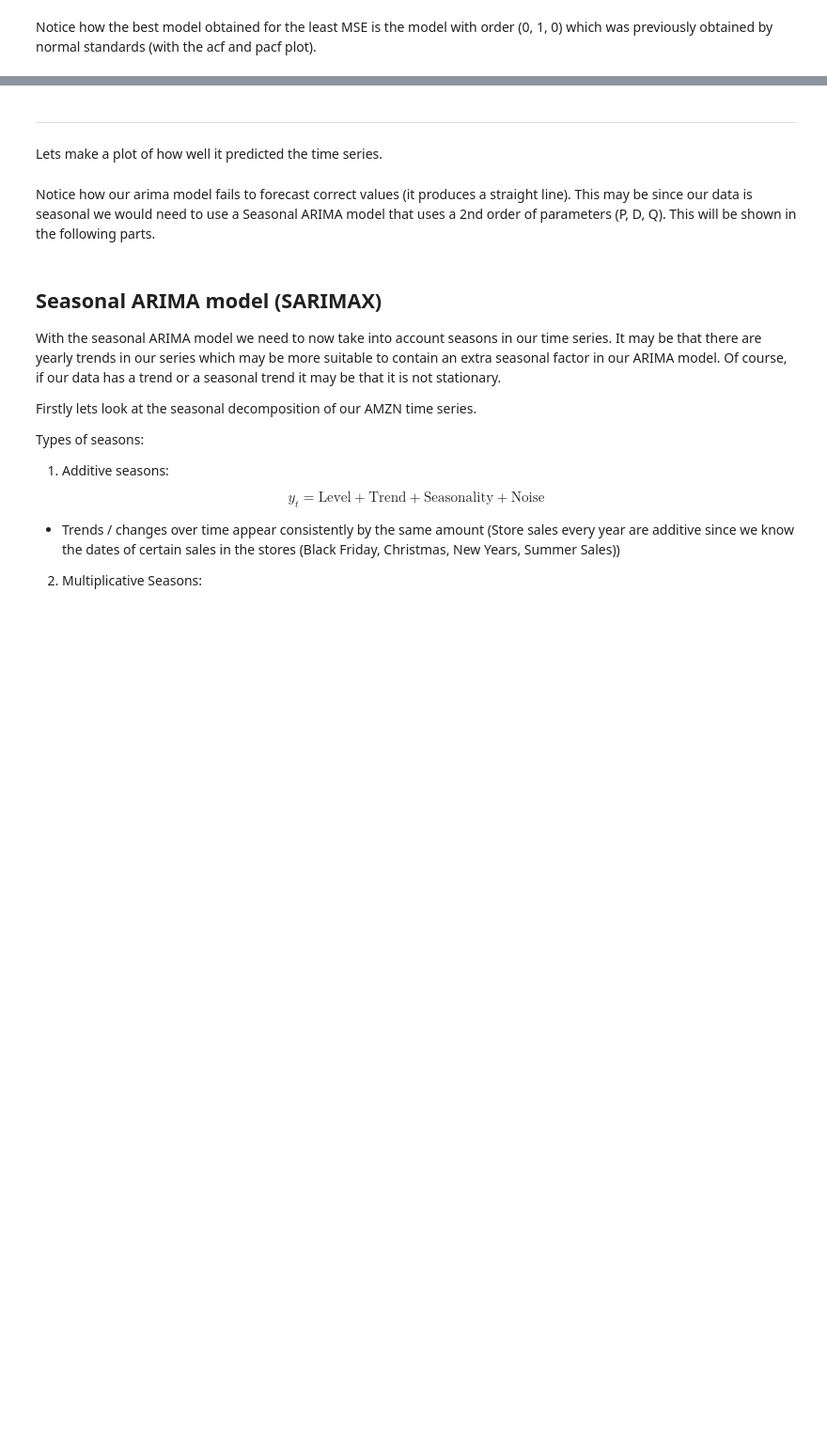
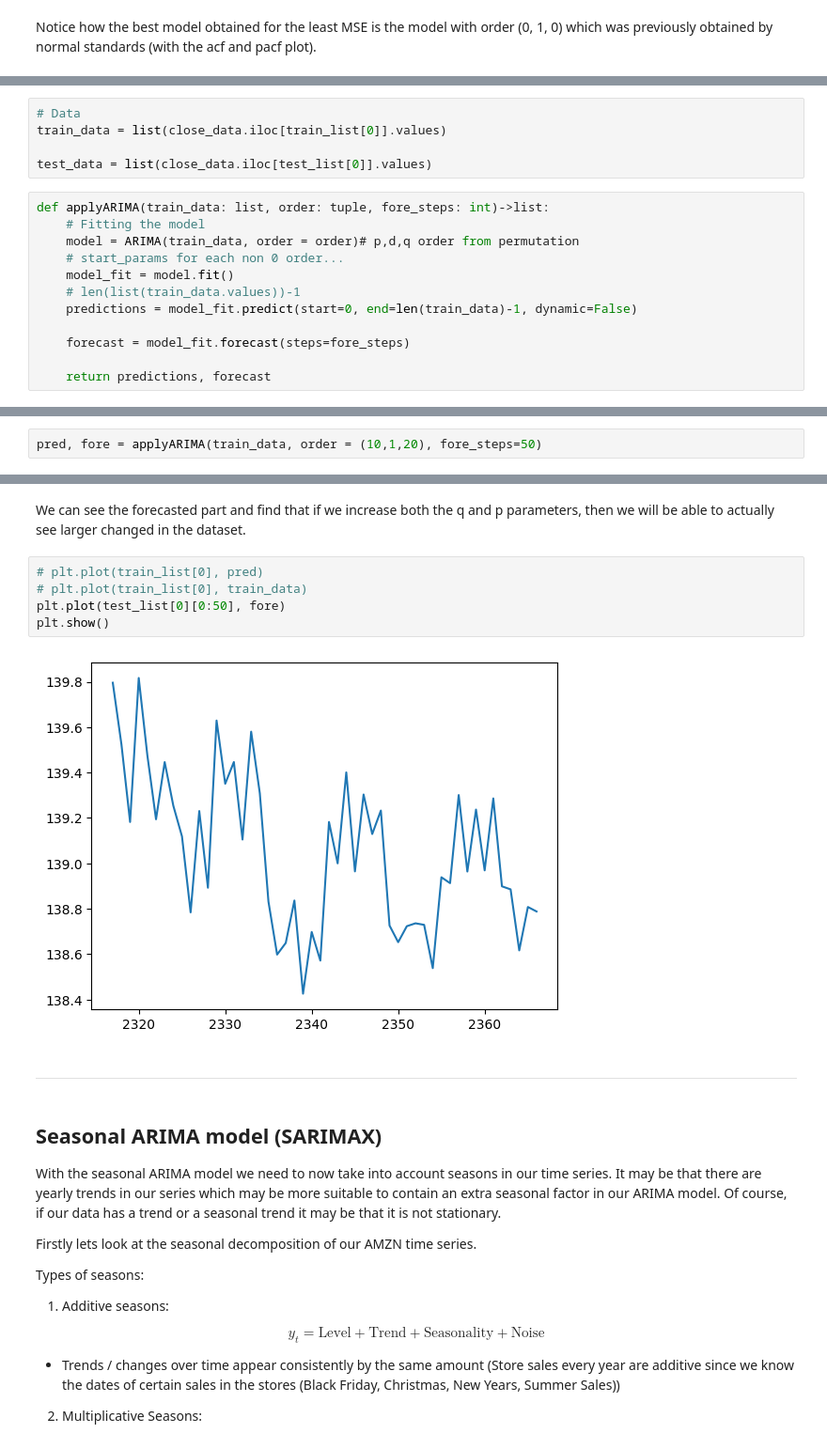
Before and after one commit to Supr9/ARIMA-model, a Jupyter notebook: arima_model.ipynb, the cells around one changed output, grey strips where cells are left out. Shown at 94% size. Drawn from its saved outputs; the diff is of its cells as text; blank space fills up the shorter version.

Commit message:
changed p and q params

```diff
--- a/arima_model.ipynb
+++ b/arima_model.ipynb
@@ -590,0 +587,17 @@ Notice how the best model obtained for the least MSE is the model with order (0,
+# %%
+# Data
+train_data = list(close_data.iloc[train_list[0]].values)
+
+test_data = list(close_data.iloc[test_list[0]].values)
+# %%
+def applyARIMA(train_data: list, order: tuple, fore_steps: int)->list:
+    # Fitting the model
+    model = ARIMA(train_data, order = order)# p,d,q order from permutation
+    # start_params for each non 0 order...
+    model_fit = model.fit()
+    # len(list(train_data.values))-1
+    predictions = model_fit.predict(start=0, end=len(train_data)-1, dynamic=False)
+
+    forecast = model_fit.forecast(steps=fore_steps)
+
+    return predictions, forecast
@@ -590,0 +608,2 @@ Notice how the best model obtained for the least MSE is the model with order (0,
+# %%
+pred, fore = applyARIMA(train_data, order = (10,1,20), fore_steps=50)
@@ -591,9 +631,14 @@ Notice how the best model obtained for the least MSE is the model with order (0,
+# %% [markdown]
+We can see the forecasted part and find that if we increase both the q and p parameters, then we will be able to actually see larger changed in the dataset.
+# %%
+# plt.plot(train_list[0], pred)
+# plt.plot(train_list[0], train_data)
+plt.plot(test_list[0][0:50], fore)
+plt.show()
+# %% [output]
+[figure, added]
 # %% [markdown]
 ---
-# %% [markdown]
-Lets make a plot of how well it predicted the time series.
-# %% [markdown]
-Notice how our arima model fails to forecast correct values (it produces a straight line). This may be since our data is seasonal we would need to use a Seasonal ARIMA model that uses a 2nd order of parameters (P, D, Q). This will be shown in the following parts.
 # %% [markdown]
 ## Seasonal ARIMA model (SARIMAX)
 
```
Also changed, not shown: parts of 8 cells of this notebook.
